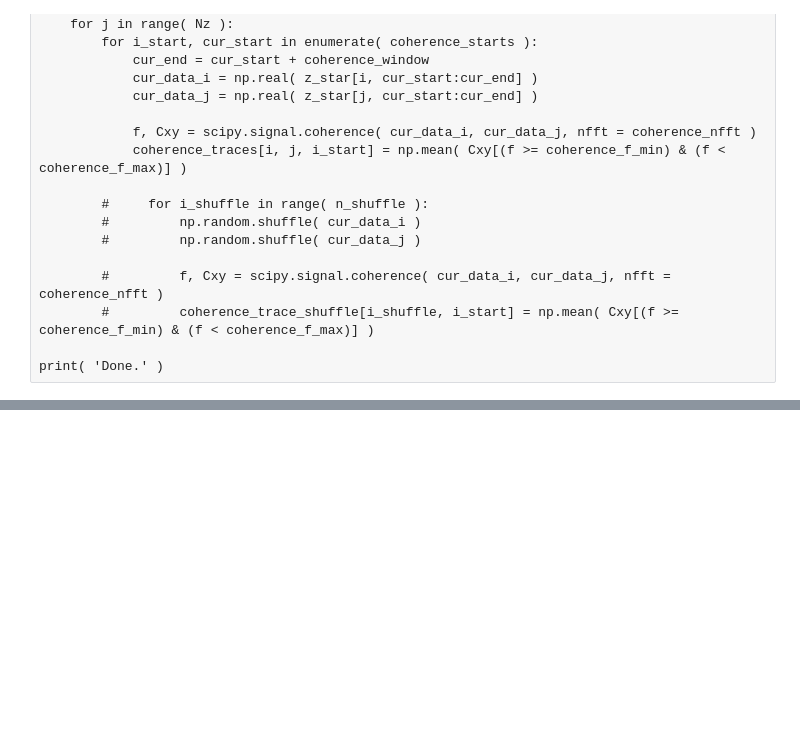
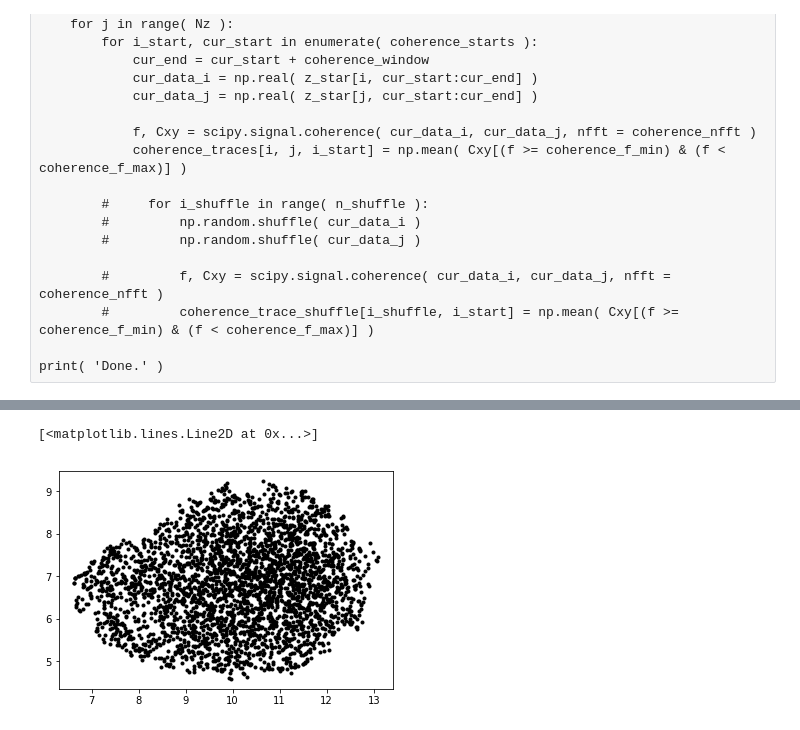
Before and after one commit to maxcollard/stahn, a Jupyter notebook: hopf-ast2.ipynb, the cells around one changed output, grey strips where cells are left out. Cells and saved outputs as stored; diff of their text form; code cells hidden in the pictures; blank space fills up the shorter version.

```diff
--- a/hopf-ast2.ipynb
+++ b/hopf-ast2.ipynb
@@ -307,0 +335,8 @@ plt.clim( 0, 1 )
+# %%
+reducer = umap.UMAP()
+embedding = reducer.fit_transform( coherence_traces_linear.T )
+# %%
+plt.plot( embedding[:, 0], embedding[:, 1], 'k.' )
+# %% [output]
+[<matplotlib.lines.Line2D at 0x...>]
+[figure, added]
```
Also changed, not shown: parts of 39 cells of this notebook, 5 other files.
